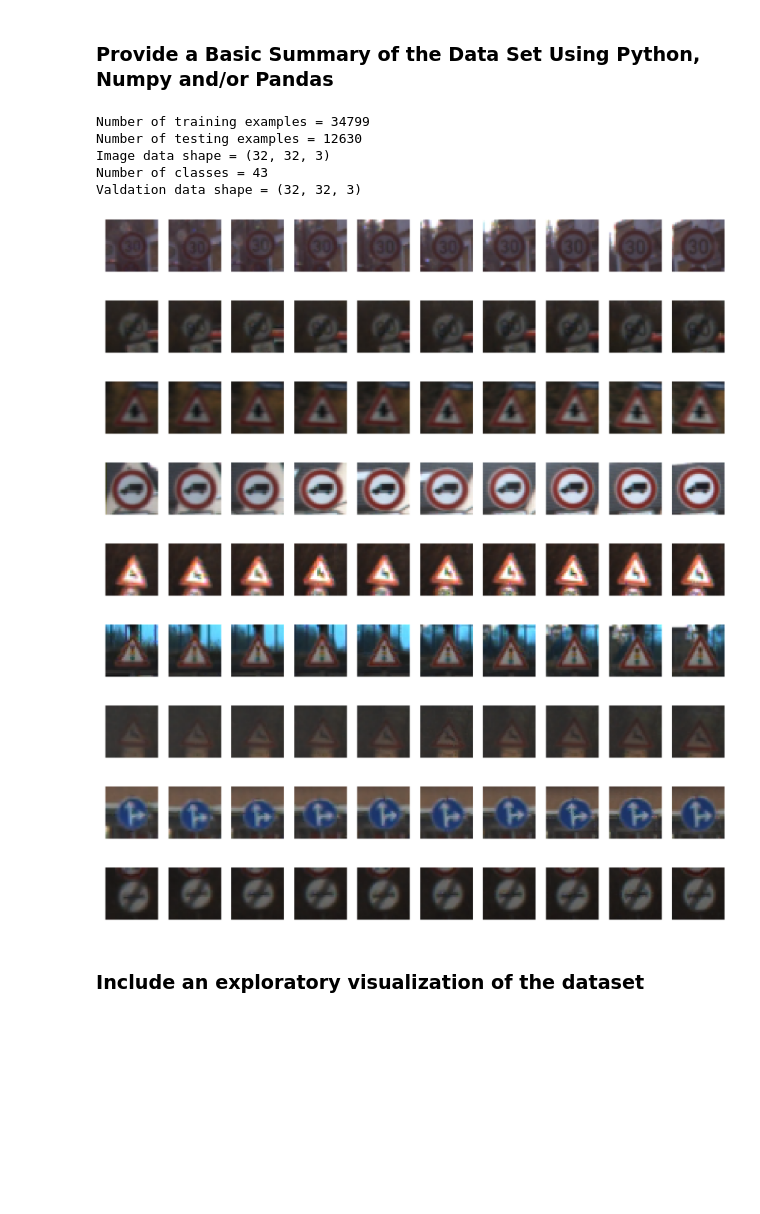
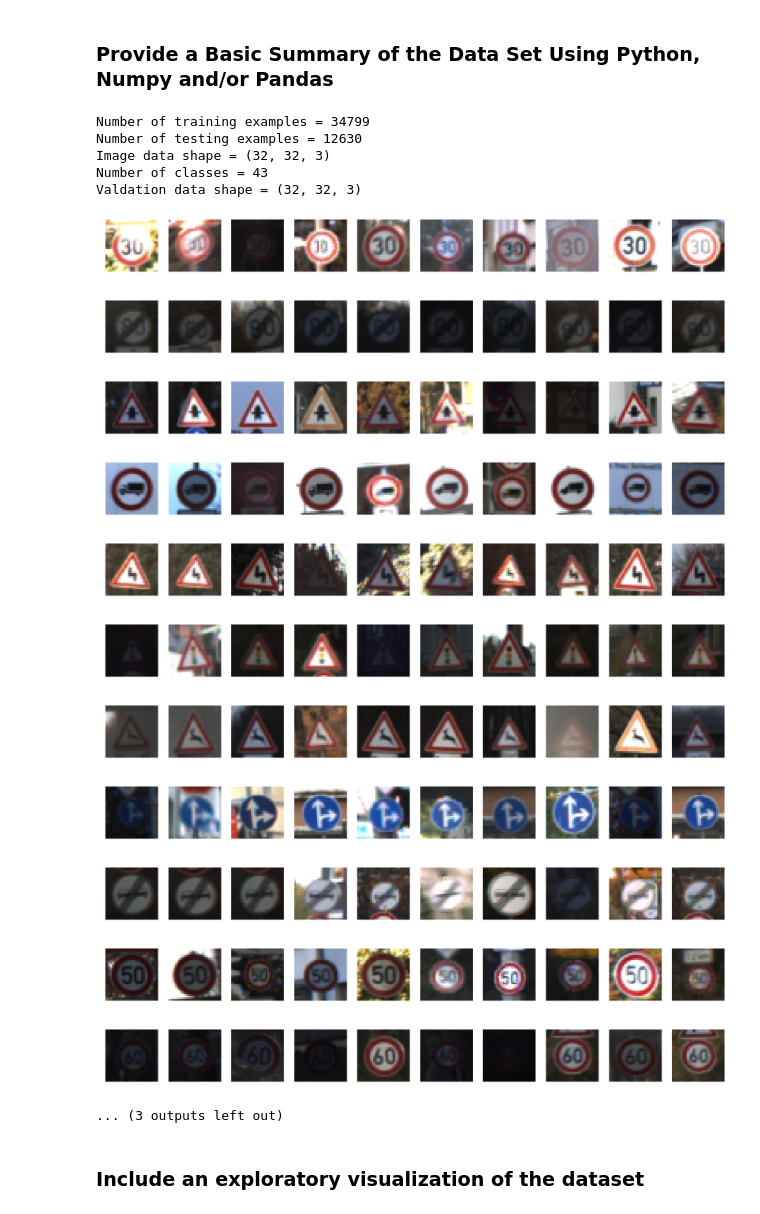
Before and after one commit to sm-azure/sdc-ts-classifier, a Jupyter notebook: Traffic_Sign_Classifier.ipynb, the cells around one changed output. Drawn from its saved outputs; the diff is of its cells as text; code cells hidden in the pictures; blank space fills up the shorter version.

Commit message:
new images

```diff
--- a/Traffic_Sign_Classifier.ipynb
+++ b/Traffic_Sign_Classifier.ipynb
@@ -64,6 +64,7 @@ Complete the basic data summary below. Use python, numpy and/or pandas methods t
 ### Provide a Basic Summary of the Data Set Using Python, Numpy and/or Pandas
 # %%
 import numpy as np
+from sklearn.utils import shuffle
 ### Replace each question mark with the appropriate value.
 ### Use python, pandas or numpy methods rather than hard coding the results
 
@@ -85,42 +86,52 @@ n_classes = len(np.unique(y_train))
 print("Number of training examples =", n_train)
 print("Number of testing examples =", n_test)
 print("Image data shape =", image_shape)
 print("Number of classes =", n_classes)
 print("Valdation data shape =", X_valid[0].shape)
 
 import matplotlib.pyplot as plt
 from matplotlib.pyplot import figure, imshow, axis
 %matplotlib inline
 
 #https://stackoverflow.com/questions/36006136/how-to-display-images-in-a-row-with-ipython-display
 def showImagesHorizontally(list_of_files):
     fig = plt.figure(figsize=(32, 32))
     number_of_files = len(list_of_files)
     for i in range(number_of_files):
         a=fig.add_subplot(1,number_of_files,i+1)
         image = list_of_files[i]
         plt.imshow(image,cmap='Greys_r')
         plt.axis('off')
 #    plt.close(fig)
 
+X_train, y_train = shuffle(X_train, y_train)
+
 for i in range(1,43,5):
     sign = X_train[np.where(y_train == i)]
     showImagesHorizontally(sign[0:10])
+
+
+for i in [2,3,25,14,28]:
+    sign = X_train[np.where(y_train == i)]
+    showImagesHorizontally(sign[0:10])
 # %% [output]
 Number of training examples = 34799
 Number of testing examples = 12630
 Image data shape = (32, 32, 3)
 Number of classes = 43
 Valdation data shape = (32, 32, 3)
-[figure, old version]
+[figure, new version]
-[figure, old version]
+[figure, new version]
-[figure, old version]
+[figure, new version]
-[figure, old version]
+[figure, new version]
-[figure, old version]
+[figure, new version]
-[figure, old version]
+[figure, new version]
-[figure, old version]
+[figure, new version]
-[figure, old version]
+[figure, new version]
-[figure, old version]
+[figure, new version]
+[figure, added]
+[figure, added]
+... (3 outputs left out)
 # %% [markdown]
 ### Include an exploratory visualization of the dataset
 # %% [markdown]
```
Also changed, not shown: parts of 1 cell of this notebook, 8 other files.
